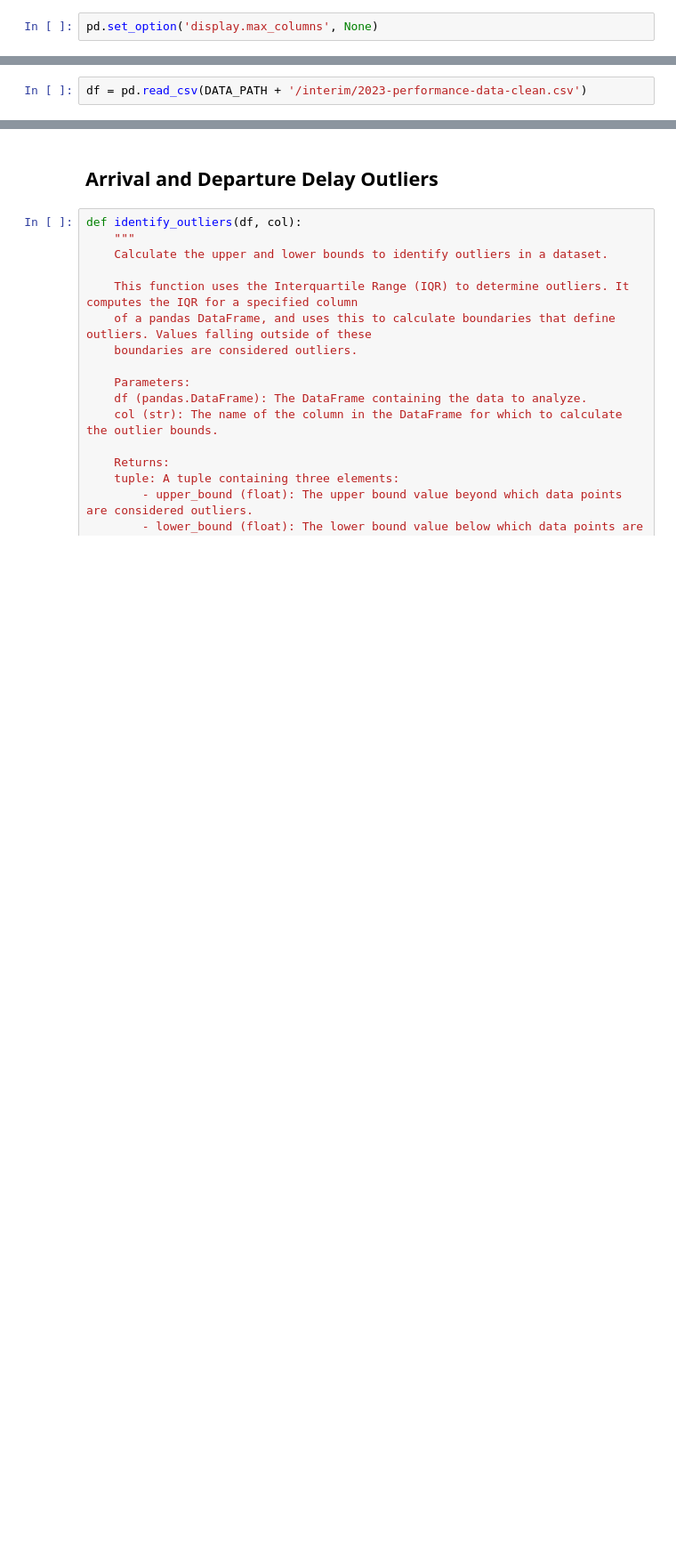
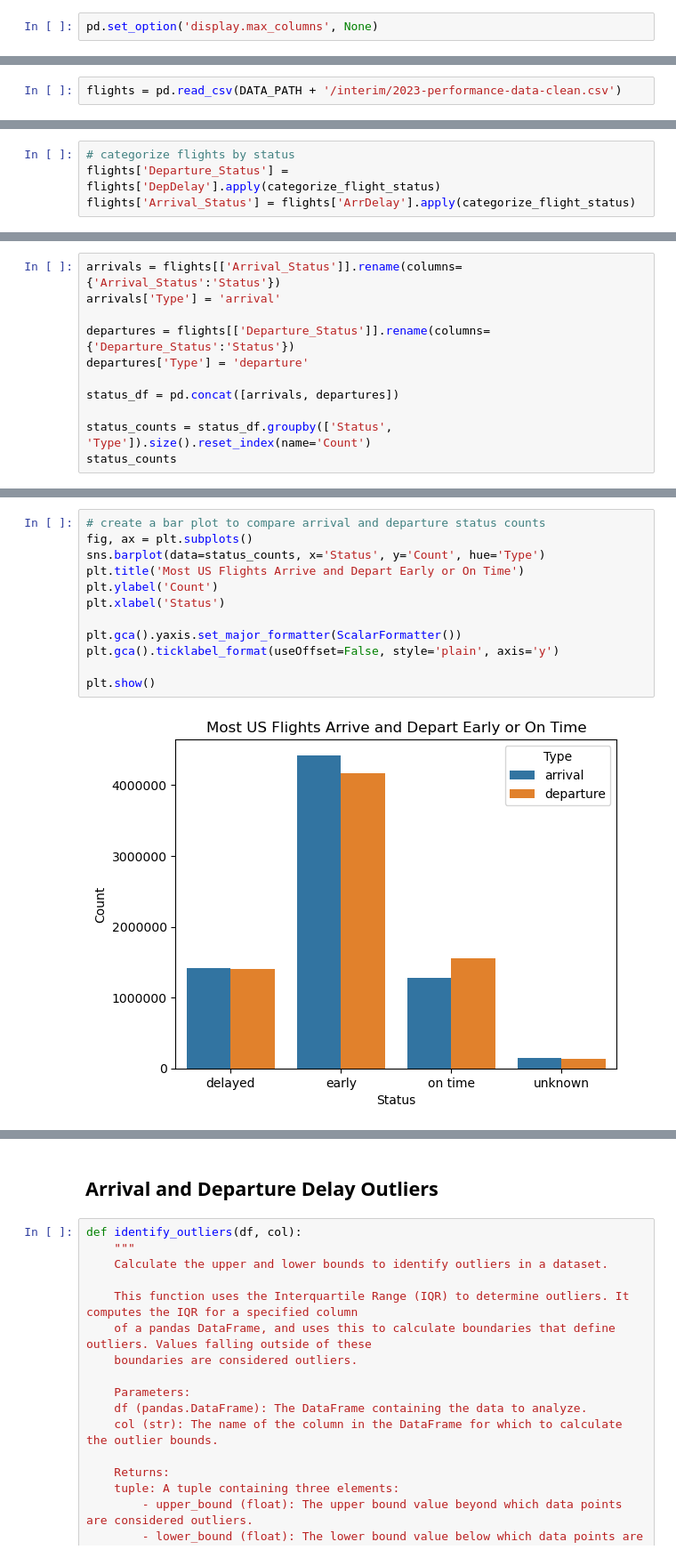
Before and after one commit to dezertdweller/flight-cancellations, a Jupyter notebook: notebooks/exploratory-data-analysis.ipynb, the cells around one changed output, grey strips where cells are left out. Shown at 89% size. Cells and saved outputs as stored; diff of their text form; blank space fills up the shorter version.

Commit message:
EDA: data overview and initial distributions.

```diff
--- a/notebooks/exploratory-data-analysis.ipynb
+++ b/notebooks/exploratory-data-analysis.ipynb
@@ -22,3 +29,3 @@ pd.set_option('display.max_columns', None)
 # %%
-df = pd.read_csv(DATA_PATH + '/interim/2023-performance-data-clean.csv')
+flights = pd.read_csv(DATA_PATH + '/interim/2023-performance-data-clean.csv')
 # %%
@@ -74,0 +193,4 @@ delay_types = ['CarrierDelay', 'WeatherDelay', 'NASDelay', 'SecurityDelay', 'Lat
+# %%
+# categorize flights by status
+flights['Departure_Status'] = flights['DepDelay'].apply(categorize_flight_status)
+flights['Arrival_Status'] = flights['ArrDelay'].apply(categorize_flight_status)
@@ -74,0 +223,11 @@ delay_types = ['CarrierDelay', 'WeatherDelay', 'NASDelay', 'SecurityDelay', 'Lat
+# %%
+arrivals = flights[['Arrival_Status']].rename(columns={'Arrival_Status':'Status'})
+arrivals['Type'] = 'arrival'
+
+departures = flights[['Departure_Status']].rename(columns={'Departure_Status':'Status'})
+departures['Type'] = 'departure'
+
+status_df = pd.concat([arrivals, departures])
+
+status_counts = status_df.groupby(['Status', 'Type']).size().reset_index(name='Count')
+status_counts
@@ -75 +244,15 @@ delay_types = ['CarrierDelay', 'WeatherDelay', 'NASDelay', 'SecurityDelay', 'Lat
+# %%
+# create a bar plot to compare arrival and departure status counts
+fig, ax = plt.subplots()
+sns.barplot(data=status_counts, x='Status', y='Count', hue='Type')
+plt.title('Most US Flights Arrive and Depart Early or On Time')
+plt.ylabel('Count')
+plt.xlabel('Status')
+
+plt.gca().yaxis.set_major_formatter(ScalarFormatter())
+plt.gca().ticklabel_format(useOffset=False, style='plain', axis='y')
+
+plt.show()
+# %% [output]
+[figure, added]
 # %%
```
Also changed, not shown: parts of 37 cells of this notebook.
